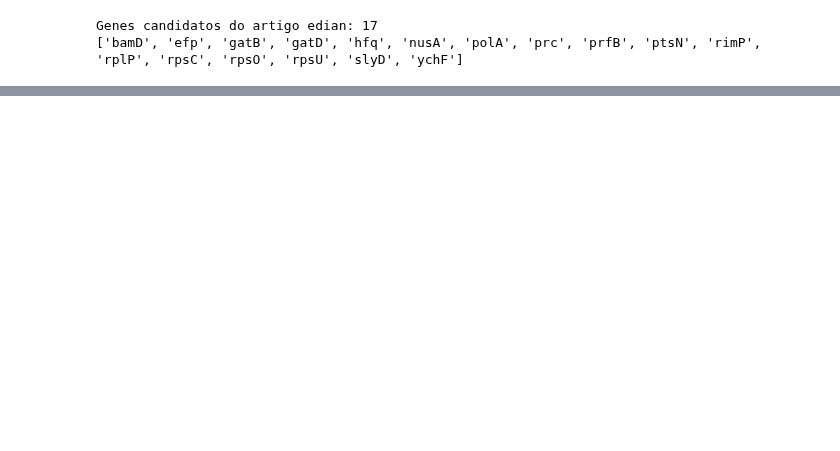
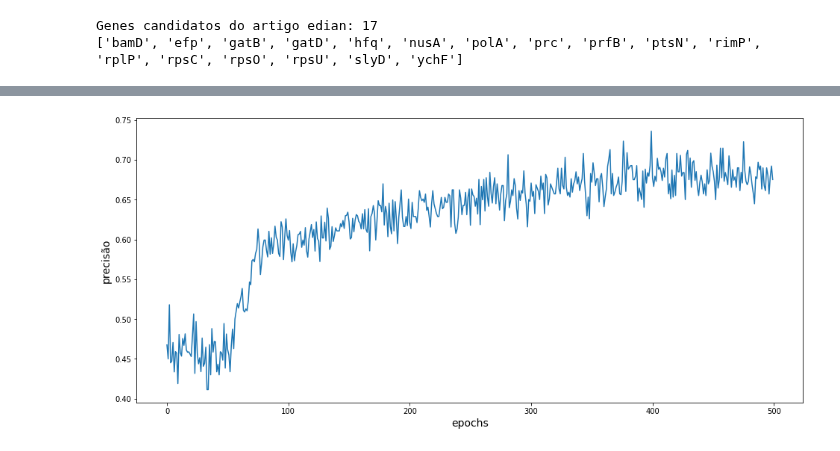
Before and after one commit to ejrueda/MasterUFPA, a Jupyter notebook: Proyectos/BioInformática/data train augmentation with GAN.ipynb, the cells around one changed output, grey strips where cells are left out. Drawn from its saved outputs; the diff is of its cells as text; code cells hidden in the pictures; blank space fills up the shorter version.

```diff
--- a/Proyectos/BioInformática/data train augmentation with GAN.ipynb
+++ b/Proyectos/BioInformática/data train augmentation with GAN.ipynb
@@ -584,0 +696,3 @@ https://pandas.pydata.org/pandas-docs/stable/user_guide/indexing.html#deprecate-
+# %%
+obj_oc = one_class_gan(X_nov, 50, 500)
+gloss, dloss, d_precision  = obj_oc.train(500, batch_size=int(X_nov.shape[0]/2))
@@ -584,0 +717,7 @@ https://pandas.pydata.org/pandas-docs/stable/user_guide/indexing.html#deprecate-
+# %%
+plt.figure(figsize=(16,7))
+plt.xlabel("epochs", fontsize=14)
+plt.ylabel("precisão", fontsize=14)
+plt.plot(range(len(d_precision)), d_precision);
+# %% [output]
+[figure, added]
```
Also changed, not shown: parts of 22 cells of this notebook.
